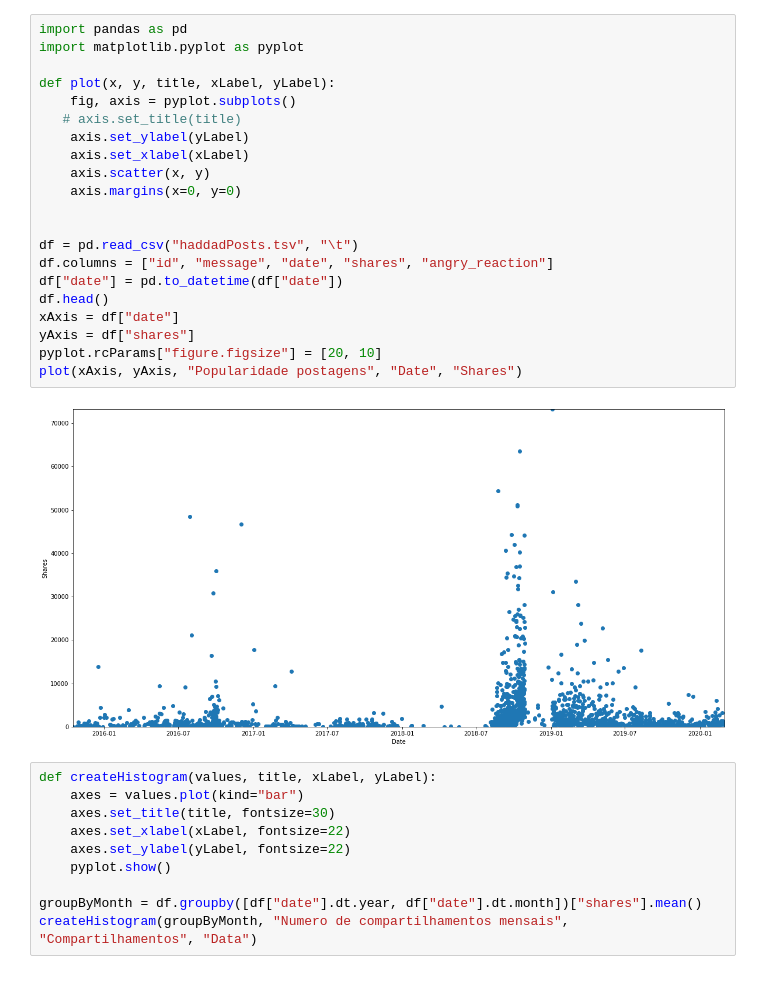
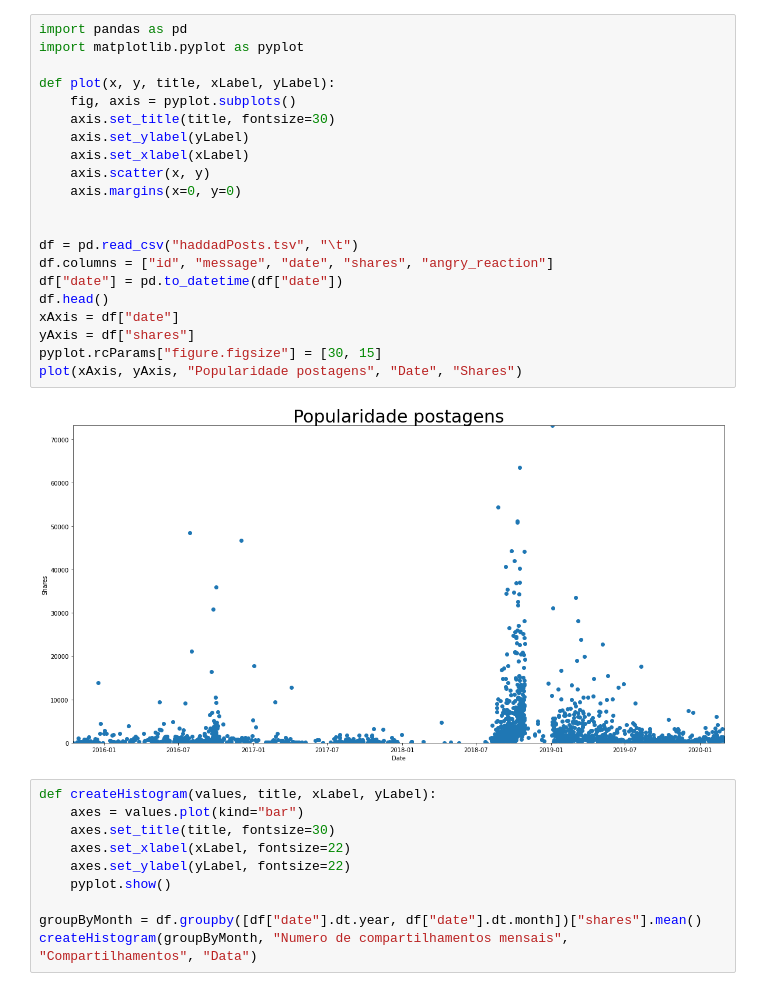
Before and after one commit to renansald/redes_complexas, a Jupyter notebook: Atividade_02/pratica_2_Renan_Linhares.ipynb, the cells around one changed output. Cells and saved outputs as stored; diff of their text form.

```diff
--- a/Atividade_02/pratica_2_Renan_Linhares.ipynb
+++ b/Atividade_02/pratica_2_Renan_Linhares.ipynb
@@ -1,26 +1,26 @@
 # %%
 import pandas as pd
 import matplotlib.pyplot as pyplot
 
 def plot(x, y, title, xLabel, yLabel):
     fig, axis = pyplot.subplots()
-   # axis.set_title(title)
+    axis.set_title(title, fontsize=30)
     axis.set_ylabel(yLabel)
     axis.set_xlabel(xLabel)
     axis.scatter(x, y)
     axis.margins(x=0, y=0)
 
 
 df = pd.read_csv("haddadPosts.tsv", "\t")
 df.columns = ["id", "message", "date", "shares", "angry_reaction"]
 df["date"] = pd.to_datetime(df["date"])
 df.head()
 xAxis = df["date"]
 yAxis = df["shares"]
-pyplot.rcParams["figure.figsize"] = [20, 10]
+pyplot.rcParams["figure.figsize"] = [30, 15]
 plot(xAxis, yAxis, "Popularidade postagens", "Date", "Shares")
 # %% [output]
-[figure, old version]
+[figure, new version]
 # %%
 def createHistogram(values, title, xLabel, yLabel):
     axes = values.plot(kind="bar")
```
